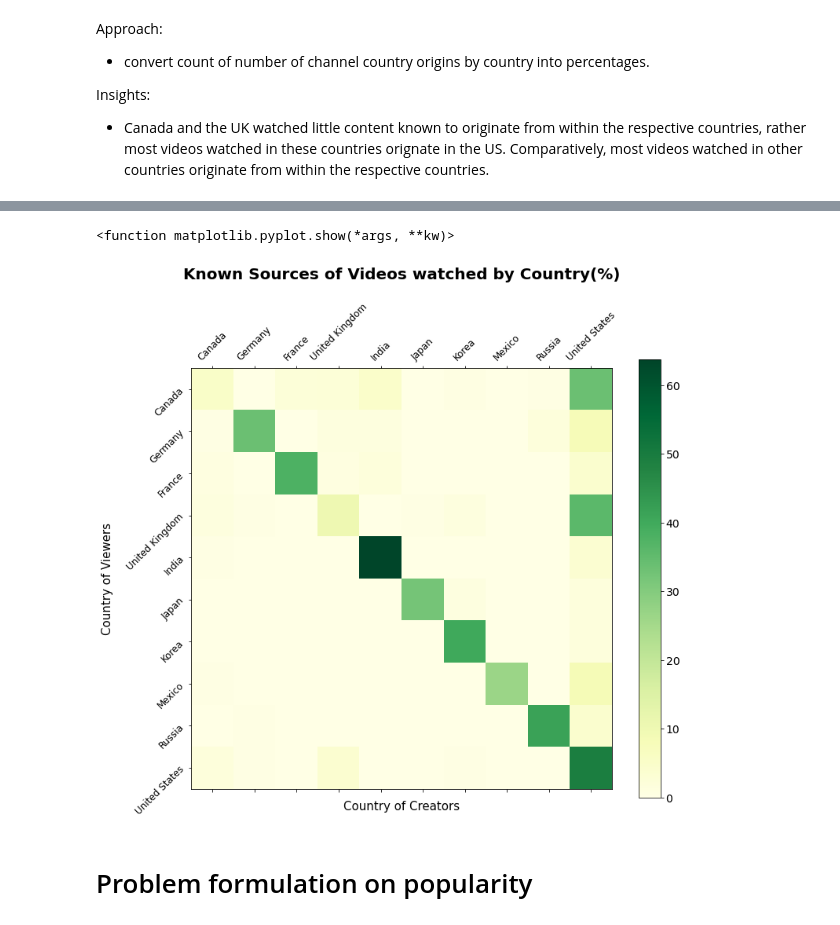
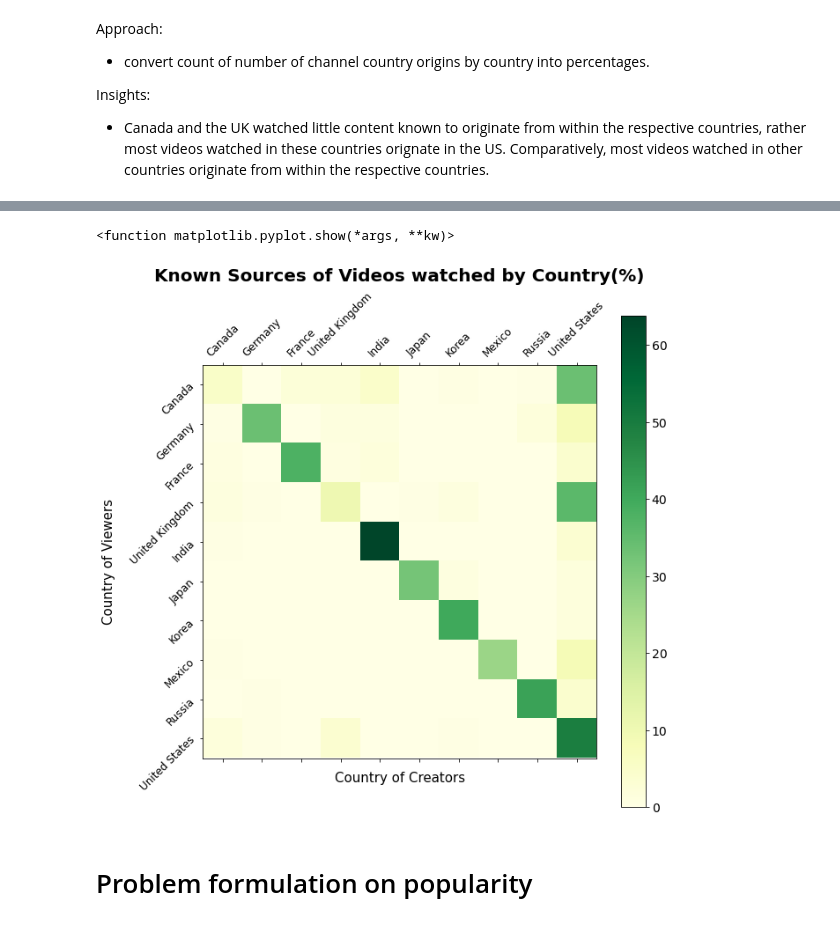
Before and after one commit to bnarath/YouTube_Trending, a Jupyter notebook: youtube-trending/Code/Analysis_Code_Final.ipynb, the cells around one changed output, grey strips where cells are left out. Cells and saved outputs as stored; diff of their text form; code cells hidden in the pictures.

```diff
--- a/youtube-trending/Code/Analysis_Code_Final.ipynb
+++ b/youtube-trending/Code/Analysis_Code_Final.ipynb
@@ -893,29 +893,29 @@ source_focused
 | RU | 0.195518 | 0.341426 | 0.087545 | 0.221781 | 0.148827 | 0.137154 | 0.087545 | 0.000000 | 41.604412 | 4.231353 |
 | US | 1.827923 | 0.346675 | 0.063032 | 3.813426 | 0.047274 | 0.189095 | 0.441223 | 0.000000 | 0.063032 | 49.385440 |
 # %%
-_=plt.figure(figsize=(12, 10))
+_=plt.figure(figsize=(10, 10))
 _=plt.matshow(source_focused, fignum=1, cmap="YlGn")
 _=plt.xticks(range(source_focused.shape[1]),
              source_focused.columns, fontsize=12, rotation=45)
 _=plt.yticks(range(source_focused.shape[1]),
              source_focused.columns, fontsize=12, rotation=45)
 cb = plt.colorbar()
 _=cb.ax.tick_params(labelsize=14)
 
 
 _=plt.title('Known Sources of Videos watched by Country(%)',
                 fontsize=20, fontweight='bold', x=0.5, y=1.2)
 
 _=plt.ylabel("Country of Viewers", fontsize=15, labelpad=15)
 _=plt.xlabel("Country of Creators", fontsize=15, labelpad=15)
 
 _=plt.savefig('../Image/Source_of_Videos_watched_by_Country.png',
             bbox_inches = "tight" )
 
 plt.show
 # %% [output]
 <function matplotlib.pyplot.show(*args, **kw)>
-[figure, old version]
+[figure, new version]
 # %% [markdown]
 # Problem formulation on popularity
 # %% [markdown]
```
Also changed, not shown: parts of 4 cells of this notebook, 5 other files.
